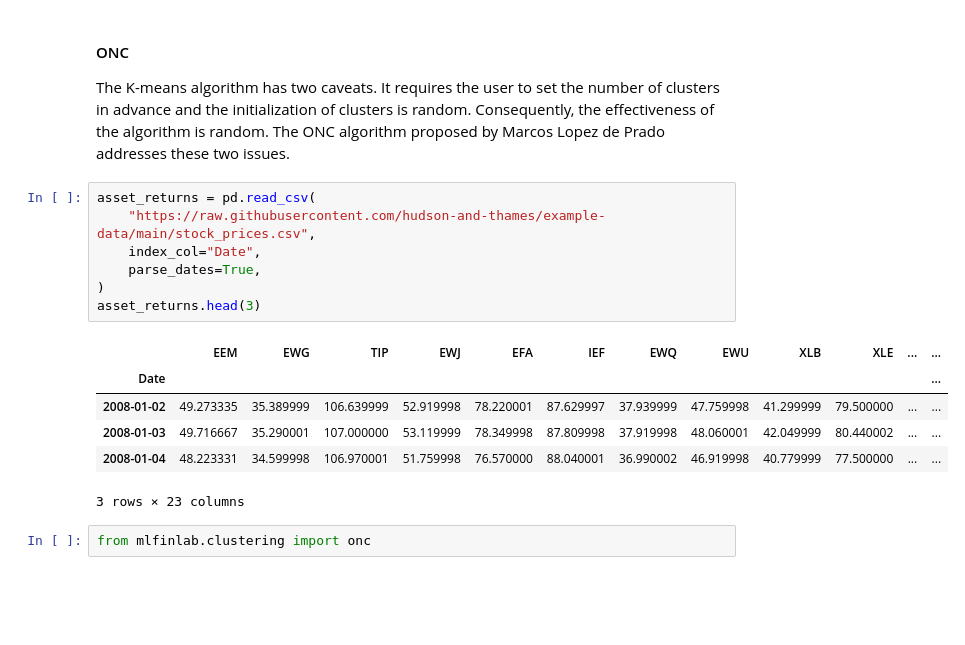
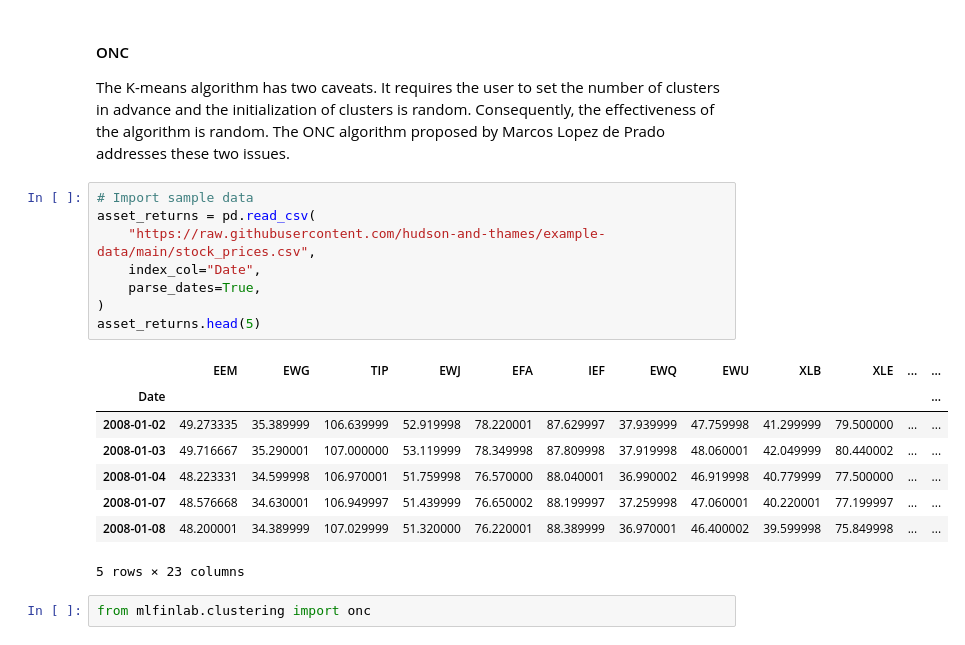
Before and after one commit to hudson-and-thames/example-notebooks, a Jupyter notebook: Getting started/Getting-started.ipynb, the cells around one changed output. Cells and saved outputs as stored; diff of their text form; blank space fills up the shorter version.

```diff
--- a/Getting started/Getting-started.ipynb
+++ b/Getting started/Getting-started.ipynb
@@ -834,19 +748,22 @@ All of which can prove to be useful in your quantitative finance endeavours. <b>
 
 The K-means algorithm has two caveats. It requires the user to set the number of clusters in advance and the initialization of clusters is random. Consequently, the effectiveness of the algorithm is random. The ONC algorithm proposed by Marcos Lopez de Prado addresses these two issues.
 # %%
+# Import sample data
 asset_returns = pd.read_csv(
     "https://raw.githubusercontent.com/hudson-and-thames/example-data/main/stock_prices.csv",
     index_col="Date",
     parse_dates=True,
 )
-asset_returns.head(3)
+asset_returns.head(5)
 # %% [output]
 |  | EEM | EWG | TIP | EWJ | EFA | IEF | EWQ | EWU | XLB | XLE | ... | ... |
 | Date |  |  |  |  |  |  |  |  |  |  |  | ... |
 | 2008-01-02 | 49.273335 | 35.389999 | 106.639999 | 52.919998 | 78.220001 | 87.629997 | 37.939999 | 47.759998 | 41.299999 | 79.500000 | ... | ... |
 | 2008-01-03 | 49.716667 | 35.290001 | 107.000000 | 53.119999 | 78.349998 | 87.809998 | 37.919998 | 48.060001 | 42.049999 | 80.440002 | ... | ... |
 | 2008-01-04 | 48.223331 | 34.599998 | 106.970001 | 51.759998 | 76.570000 | 88.040001 | 36.990002 | 46.919998 | 40.779999 | 77.500000 | ... | ... |
+| 2008-01-07 | 48.576668 | 34.630001 | 106.949997 | 51.439999 | 76.650002 | 88.199997 | 37.259998 | 47.060001 | 40.220001 | 77.199997 | ... | ... |
+| 2008-01-08 | 48.200001 | 34.389999 | 107.029999 | 51.320000 | 76.220001 | 88.389999 | 36.970001 | 46.400002 | 39.599998 | 75.849998 | ... | ... |
-3 rows × 23 columns
+5 rows × 23 columns
 # %%
 from mlfinlab.clustering import onc
 # %%
```
Also changed, not shown: parts of 99 cells of this notebook.
